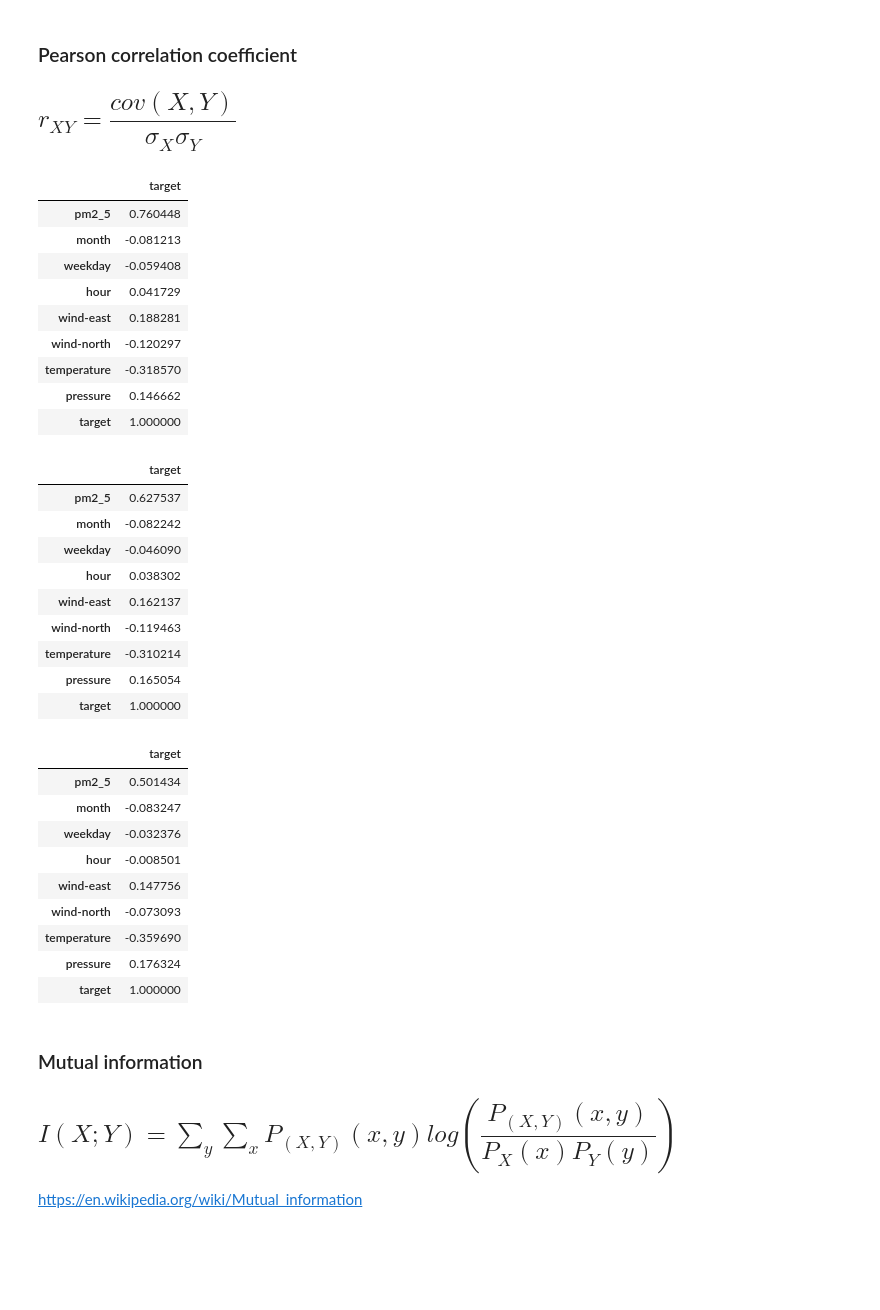
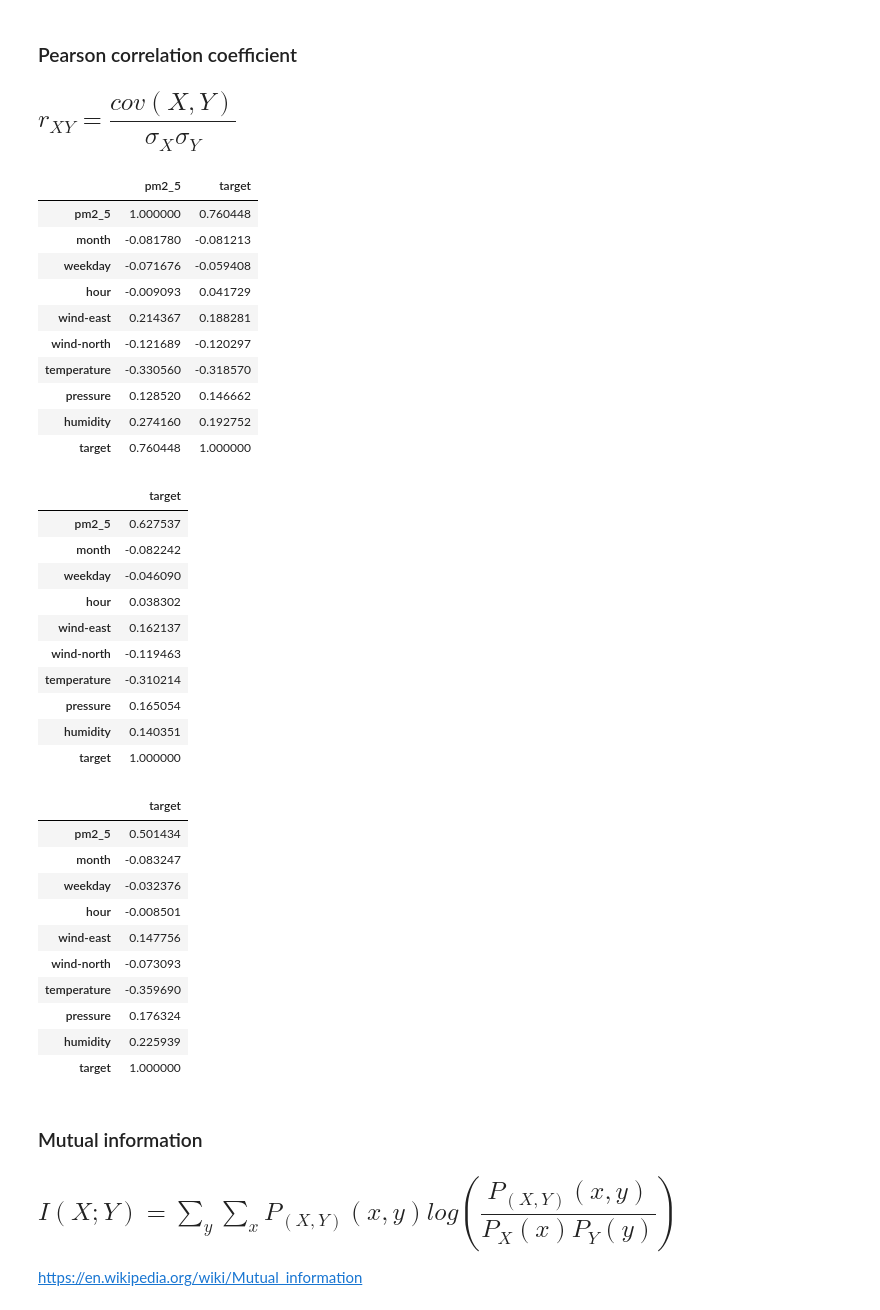
Before and after one commit to Jungliana/SNN-air-pollution, a Jupyter notebook: notebooks/dataset_properties.ipynb, the cells around one changed output. Drawn from its saved outputs; the diff is of its cells as text; code cells hidden in the pictures; blank space fills up the shorter version.

```diff
--- a/notebooks/dataset_properties.ipynb
+++ b/notebooks/dataset_properties.ipynb
@@ -8,20 +8,21 @@ target24 = pd.read_csv("../data/processed/target24.csv")
 ### Pearson correlation coefficient
 ## $r_{XY} = \dfrac{cov(X,Y)}{\sigma_X \sigma_Y}$
 # %%
-target06.corr(method="pearson").drop(columns=["pm2_5", "month", "weekday", "hour", "wind-east", "wind-north", "temperature", "pressure"])
+target06.corr(method="pearson").drop(columns=["month", "weekday", "hour", "wind-east", "wind-north", "temperature", "pressure", "humidity"])
 # %% [output]
-|  | target |
-| pm2_5 | 0.760448 |
-| month | -0.081213 |
-| weekday | -0.059408 |
-| hour | 0.041729 |
-| wind-east | 0.188281 |
-| wind-north | -0.120297 |
-| temperature | -0.318570 |
-| pressure | 0.146662 |
-| target | 1.000000 |
+|  | pm2_5 | target |
+| pm2_5 | 1.000000 | 0.760448 |
+| month | -0.081780 | -0.081213 |
+| weekday | -0.071676 | -0.059408 |
+| hour | -0.009093 | 0.041729 |
+| wind-east | 0.214367 | 0.188281 |
+| wind-north | -0.121689 | -0.120297 |
+| temperature | -0.330560 | -0.318570 |
+| pressure | 0.128520 | 0.146662 |
+| humidity | 0.274160 | 0.192752 |
+| target | 0.760448 | 1.000000 |
 # %%
-target12.corr(method="pearson").drop(columns=["pm2_5", "month", "weekday", "hour", "wind-east", "wind-north", "temperature", "pressure"])
+target12.corr(method="pearson").drop(columns=["pm2_5", "month", "weekday", "hour", "wind-east", "wind-north", "temperature", "pressure", "humidity"])
 # %% [output]
 |  | target |
 | pm2_5 | 0.627537 |
@@ -32,9 +33,10 @@ target12.corr(method="pearson").drop(columns=["pm2_5", "month", "weekday", "hour
 | wind-north | -0.119463 |
 | temperature | -0.310214 |
 | pressure | 0.165054 |
+| humidity | 0.140351 |
 | target | 1.000000 |
 # %%
-target24.corr(method="pearson").drop(columns=["pm2_5", "month", "weekday", "hour", "wind-east", "wind-north", "temperature", "pressure"])
+target24.corr(method="pearson").drop(columns=["pm2_5", "month", "weekday", "hour", "wind-east", "wind-north", "temperature", "pressure", "humidity"])
 # %% [output]
 |  | target |
 | pm2_5 | 0.501434 |
@@ -45,6 +47,7 @@ target24.corr(method="pearson").drop(columns=["pm2_5", "month", "weekday", "hour
 | wind-north | -0.073093 |
 | temperature | -0.359690 |
 | pressure | 0.176324 |
+| humidity | 0.225939 |
 | target | 1.000000 |
 # %% [markdown]
 ### Mutual information
```
Also changed, not shown: parts of 8 cells of this notebook, 9 other files.
